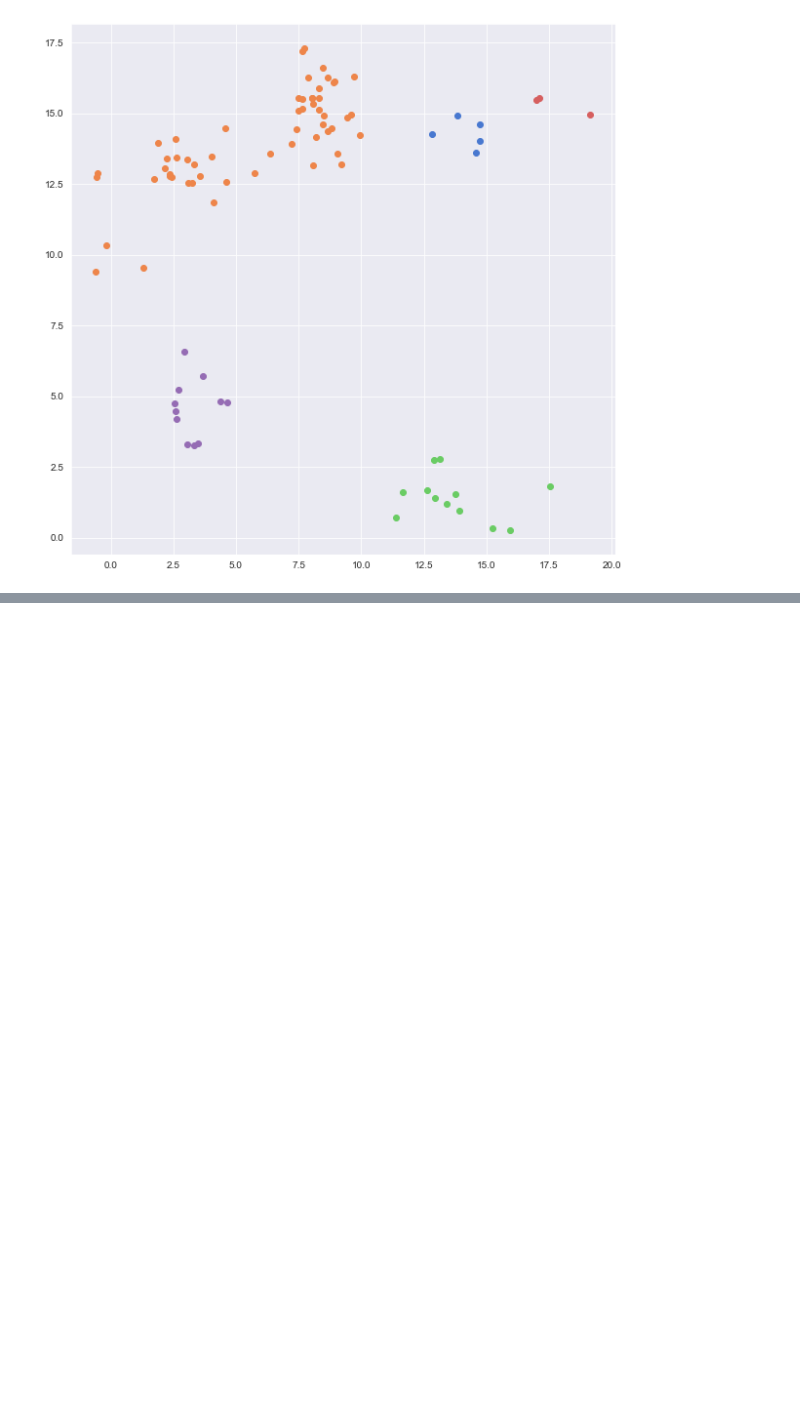
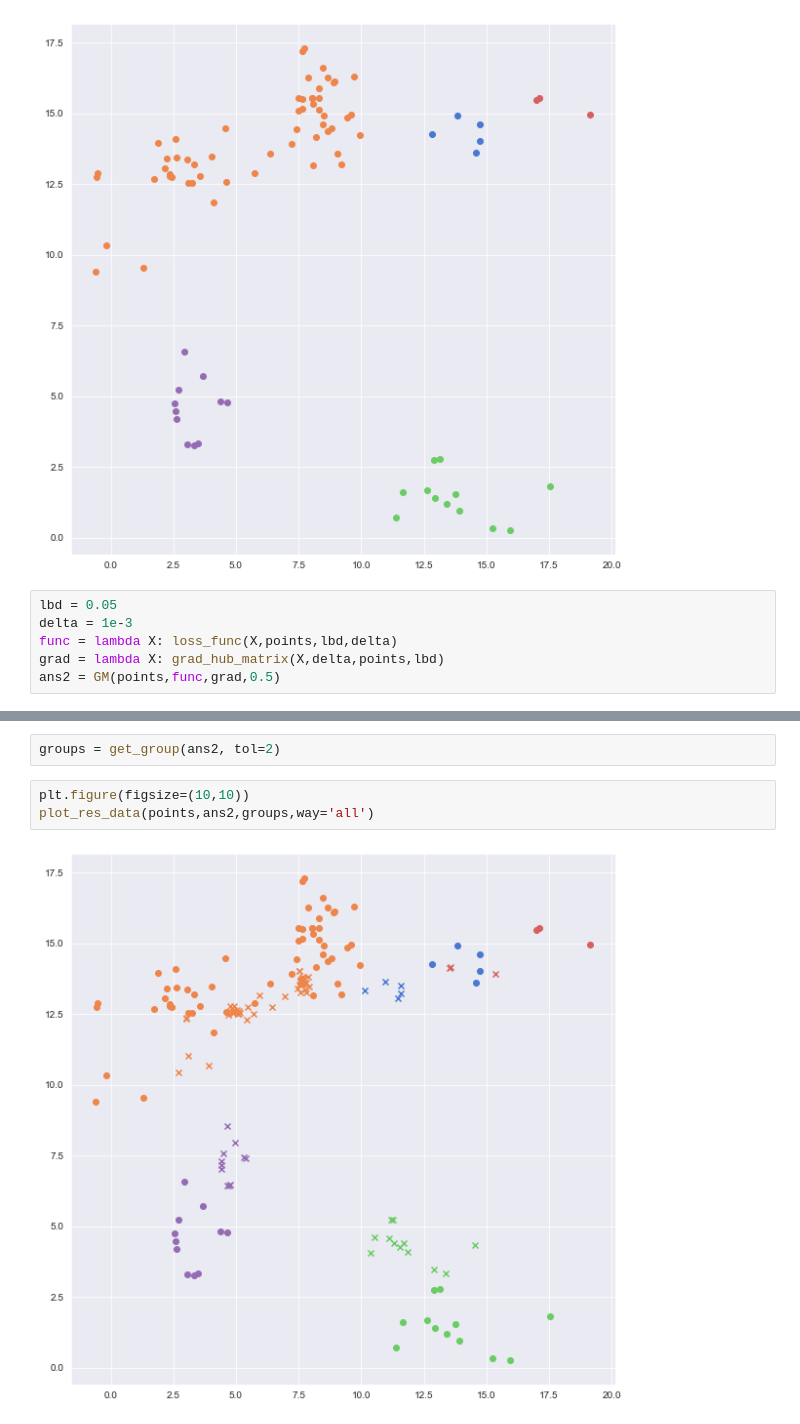
Before and after one commit to QSCTech-Sange/Optimization_Project, a Jupyter notebook: optimize.ipynb, the cells around one changed output, grey strips where cells are left out. Cells and saved outputs as stored; diff of their text form; blank space fills up the shorter version.

```diff
--- a/optimize.ipynb
+++ b/optimize.ipynb
@@ -59,3 +59,9 @@ plt.figure(figsize=(10,10))
 plot_res_data(points,ans,groups,way='points')
 # %% [output]
 [figure]
+# %%
+lbd = 0.05
+delta = 1e-3
+func = lambda X: loss_func(X,points,lbd,delta)
+grad = lambda X: grad_hub_matrix(X,delta,points,lbd)
+ans2 = GM(points,func,grad,0.5)
@@ -61,0 +86,7 @@ plot_res_data(points,ans,groups,way='points')
+# %%
+groups = get_group(ans2, tol=2)
+# %%
+plt.figure(figsize=(10,10))
+plot_res_data(points,ans2,groups,way='all')
+# %% [output]
+[figure, added]
```
Also changed, not shown: parts of 2 cells of this notebook, 1 other file.
